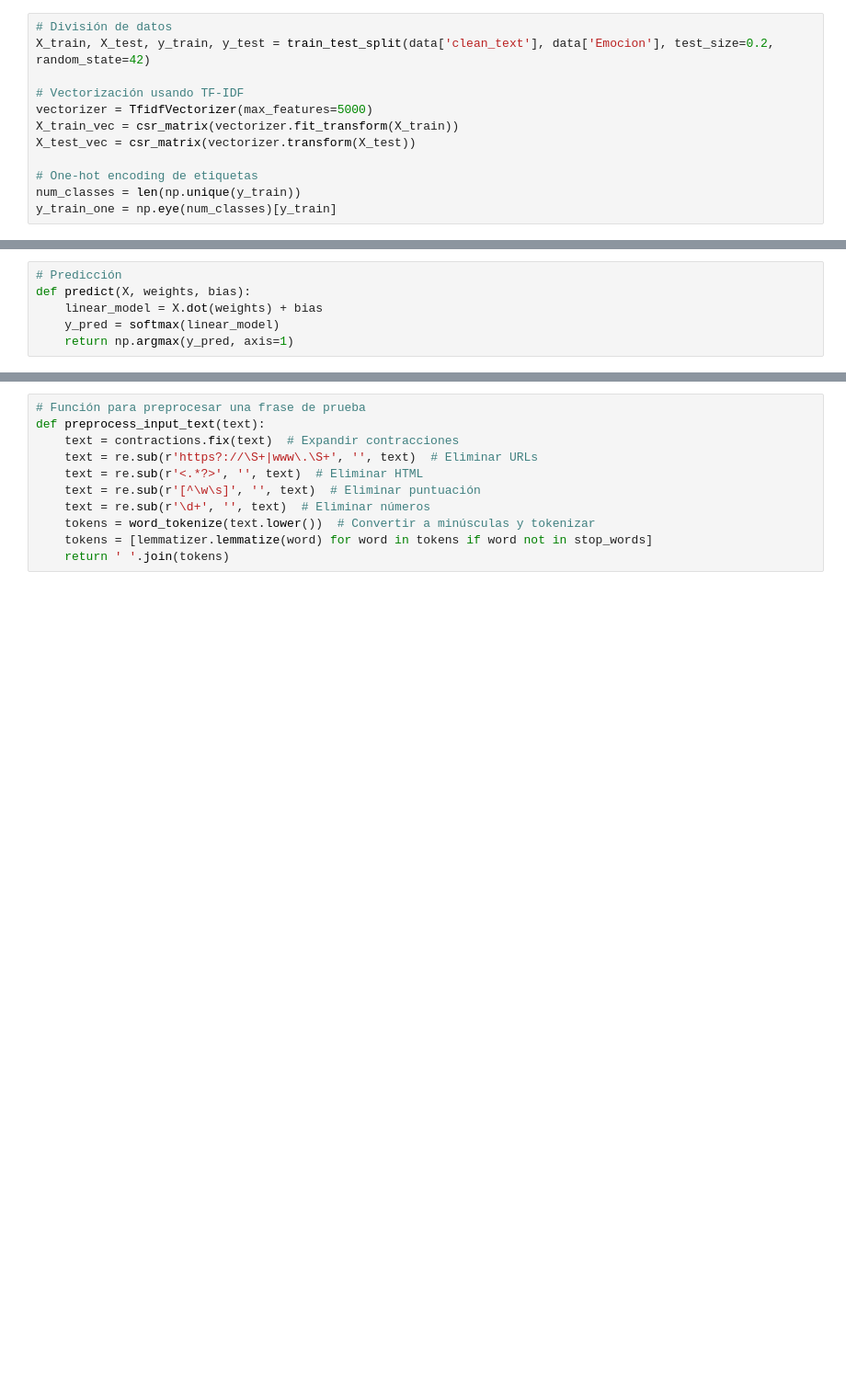
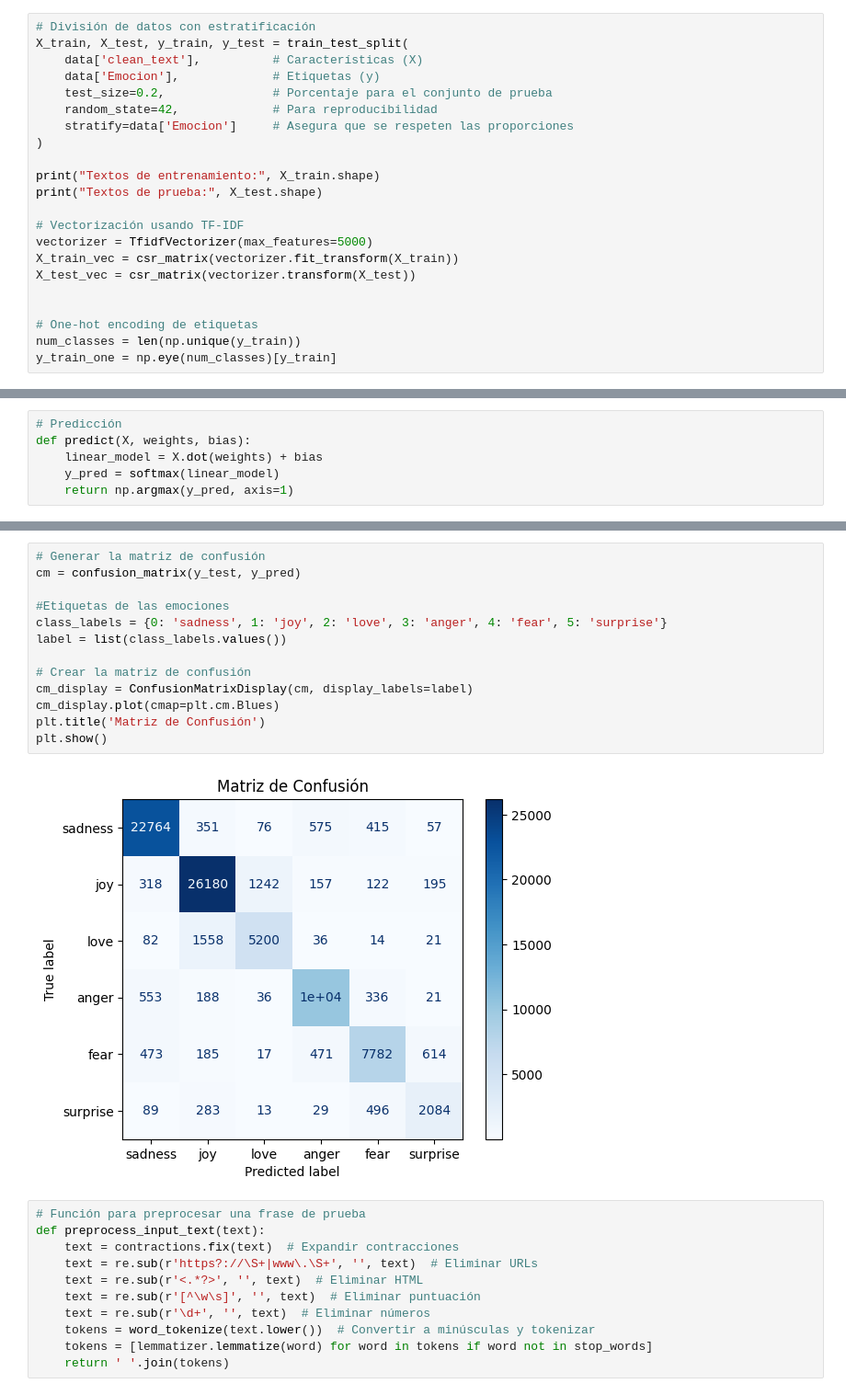
Before and after one commit to DiegoAldair01/Emotions_IA, a Jupyter notebook: emotions.ipynb, the cells around one changed output, grey strips where cells are left out. Shown at 92% size. Saved outputs shown, nothing was run; the diff lists cells and outputs as text; blank space fills up the shorter version.

```diff
--- a/emotions.ipynb
+++ b/emotions.ipynb
@@ -180,14 +181,24 @@ print(data.head())
 3                                 not know feel lost
 4  kindergarten teacher thoroughly weary job take...
 # %%
-# División de datos
-X_train, X_test, y_train, y_test = train_test_split(data['clean_text'], data['Emocion'], test_size=0.2, random_state=42)
+# División de datos con estratificación
+X_train, X_test, y_train, y_test = train_test_split(
+    data['clean_text'],          # Características (X)
+    data['Emocion'],             # Etiquetas (y)
+    test_size=0.2,               # Porcentaje para el conjunto de prueba
+    random_state=42,             # Para reproducibilidad
+    stratify=data['Emocion']     # Asegura que se respeten las proporciones
+)
+
+print("Textos de entrenamiento:", X_train.shape)
+print("Textos de prueba:", X_test.shape)
 
 # Vectorización usando TF-IDF
 vectorizer = TfidfVectorizer(max_features=5000)
 X_train_vec = csr_matrix(vectorizer.fit_transform(X_train))
 X_test_vec = csr_matrix(vectorizer.transform(X_test))
 
+
 # One-hot encoding de etiquetas
 num_classes = len(np.unique(y_train))
 y_train_one = np.eye(num_classes)[y_train]
@@ -294,6 +308,21 @@ Informe de clasificación:
     accuracy                           0.89     83362
    macro avg       0.85      0.84      0.84     83362
 weighted avg       0.89      0.89      0.89     83362
+# %%
+# Generar la matriz de confusión
+cm = confusion_matrix(y_test, y_pred)
+
+#Etiquetas de las emociones
+class_labels = {0: 'sadness', 1: 'joy', 2: 'love', 3: 'anger', 4: 'fear', 5: 'surprise'}
+label = list(class_labels.values())
+
+# Crear la matriz de confusión
+cm_display = ConfusionMatrixDisplay(cm, display_labels=label)
+cm_display.plot(cmap=plt.cm.Blues)
+plt.title('Matriz de Confusión')
+plt.show()
+# %% [output]
+[figure, added]
 # %%
 # Función para preprocesar una frase de prueba
 def preprocess_input_text(text):
```
Also changed, not shown: parts of 5 cells of this notebook, 2 other files.
